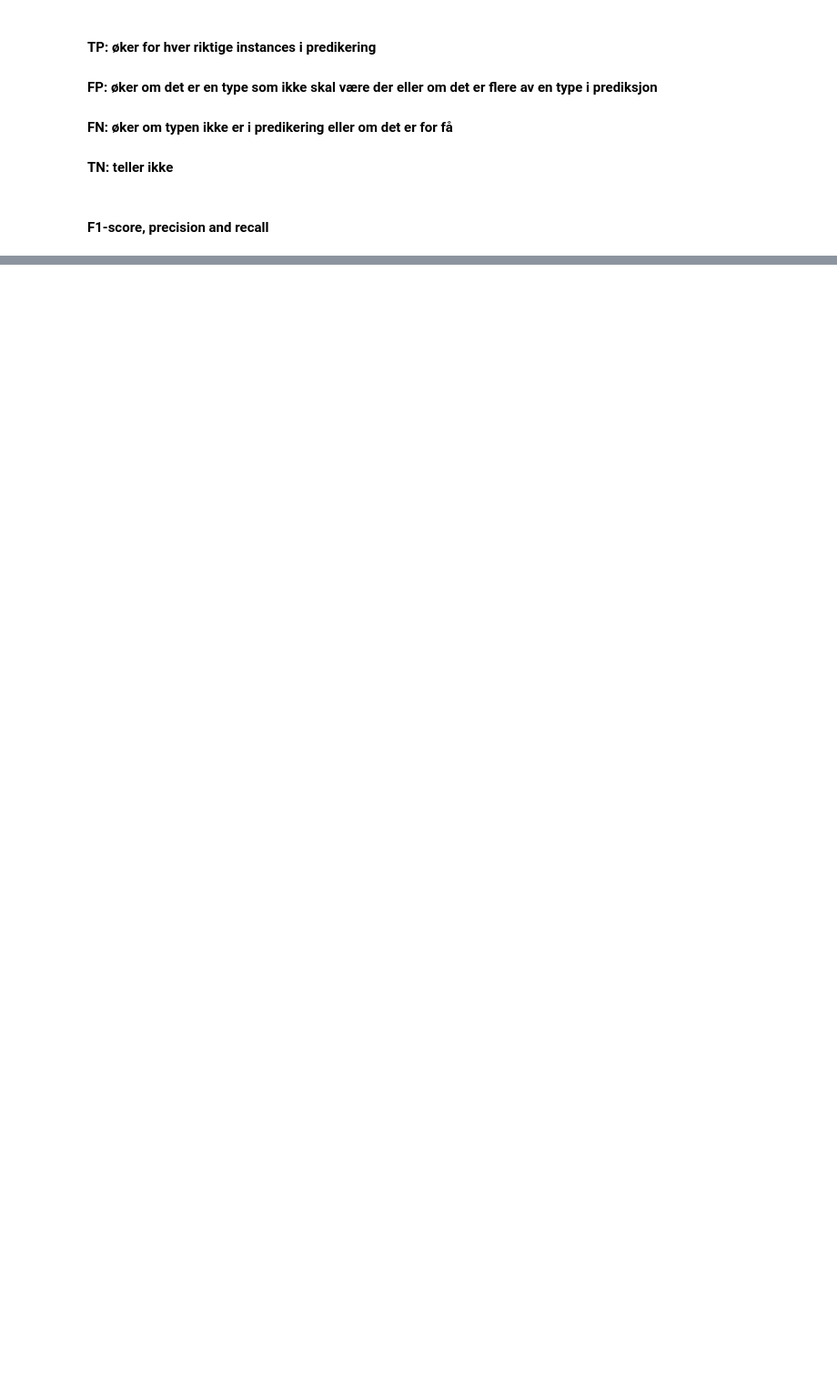
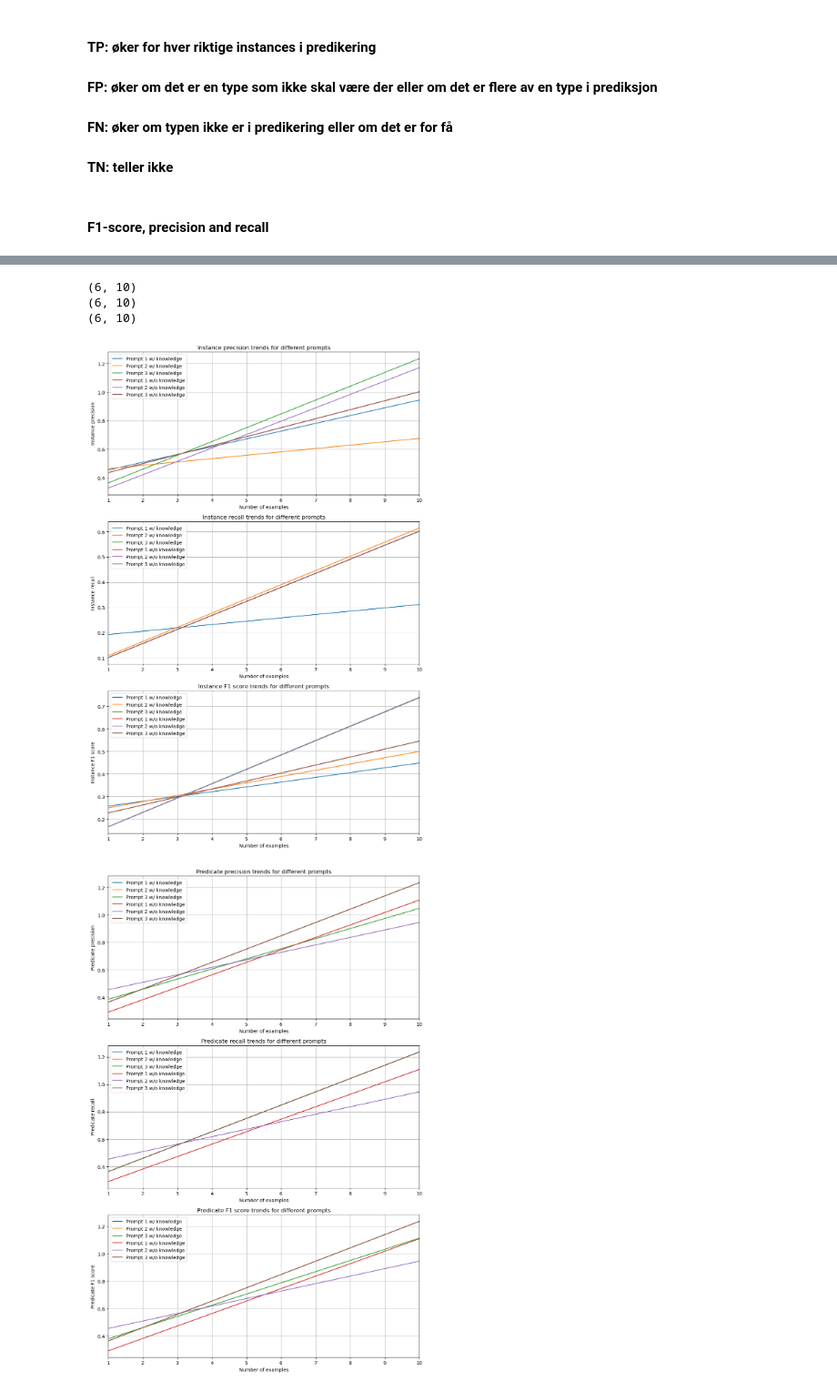
Before and after one commit to stinkyElias/SemReBot2, a Jupyter notebook: testing/mistral/data_plotter_specific.ipynb, the cells around one changed output, grey strips where cells are left out. Shown at 91% size. Saved outputs shown, nothing was run; the diff lists cells and outputs as text; code cells hidden in the pictures; blank space fills up the shorter version.

Commit message:
plotting

```diff
--- a/testing/mistral/data_plotter_specific.ipynb
+++ b/testing/mistral/data_plotter_specific.ipynb
@@ -31,7 +31,7 @@ def extract_data(filename):
 
     return {
         'model': list(map(str, model)),
-        'prompt': list(map(str, prompt)),
+        'prompt': list(map(int, prompt)),
         'test_set': list(map(int, test_sets)),
         'num_examples': list(map(int, number_of_examples)),
         'sliced_output': list(map(str, sliced_output)),
@@ -736,21 +473,3 @@ goal_avg = np.mean(goals, axis=0)
 total_avg = np.mean([inst_avg, pred_avg, goal_avg], axis=0)
 # %% [markdown]
 #### F1-score, precision and recall
-# %%
-def metrics(avg):
-    '''
-    Compute precision, recall, f1 and accuracy for the average
-    [TP, FP, FN, TN] per shot.
-    '''
-    epsilon = 1e-7
-    precision = avg[:, 0] / (avg[:, 0] + avg[:, 1] + epsilon)
-    recall = avg[:, 0] / (avg[:, 0] + avg[:, 2] + epsilon)
-    f1 = 2 * (precision * recall) / (precision + recall + epsilon)
-    accuracy = (avg[:, 0] + avg[:, 3]) / (np.sum(avg, axis=1) + epsilon)
-
-    return precision, recall, f1, accuracy
-
-inst_precision, inst_recall, inst_f1, inst_accuracy = metrics(inst_avg)
-pred_precision, pred_recall, pred_f1, pred_accuracy = metrics(pred_avg)
-goal_precision, goal_recall, goal_f1, goal_accuracy = metrics(goal_avg)
-total_precision, total_recall, total_f1, total_accuracy = metrics(total_avg)
@@ -756,0 +549,45 @@ total_precision, total_recall, total_f1, total_accuracy = metrics(total_avg)
+# %%
+print('(' + str(len(instance_precision_list)) + ', ' + str(len(instance_precision_list[0])) + ')')
+print('(' + str(len(pred_precision_list)) + ', ' + str(len(pred_precision_list[0])) + ')')
+print('(' + str(len(goal_precision_list)) + ', ' + str(len(goal_precision_list[0])) + ')')
+# %% [output]
+(6, 10)
+(6, 10)
+(6, 10)
+# %%
+def plot_metrics(precision, recall, f1, atype):
+    fig, axs = plt.subplots(3, 1, figsize=(10, 15))
+    metrics = [precision, recall, f1]
+    names = [atype + ' precision', atype + ' recall', atype + ' F1 score']
+    x = np.array(range(1, 11))
+
+    for j, ax in enumerate(axs):
+        for i in range(len(metrics[j])):
+            # Fit a line to the data points
+            z = np.polyfit(x, metrics[j][i], 1)
+            p = np.poly1d(z)
+
+            # Plot the trend line
+            if i < 3:
+                ax.plot(x, p(x), linestyle='-', label=f'Prompt {i+1} w/ knowledge')
+            else:
+                ax.plot(x, p(x), linestyle='-', label=f'Prompt {i-2} w/o knowledge')
+
+        ax.set_xlabel('Number of examples')
+        ax.set_ylabel(names[j])
+        ax.set_title(f'{names[j]} trends for different prompts')
+        ax.legend()
+        ax.grid()
+        ax.set_xlim(1, 10)
+
+    plt.tight_layout()
+    plt.savefig(atype + '_metrics_trend.pdf', format='pdf')
+    plt.show()
+
+# Call the function
+plot_metrics(instance_precision_list, instance_recall_list, instance_f1_list, 'Instance')
+plot_metrics(pred_precision_list, pred_recall_list, pred_f1_list, 'Predicate')
+plot_metrics(goal_precision_list, goal_recall_list, goal_f1_list, 'Goal')
+# %% [output]
+[figure, added]
+[figure, added]
```
Also changed, not shown: parts of 20 cells of this notebook, 13 other files.
